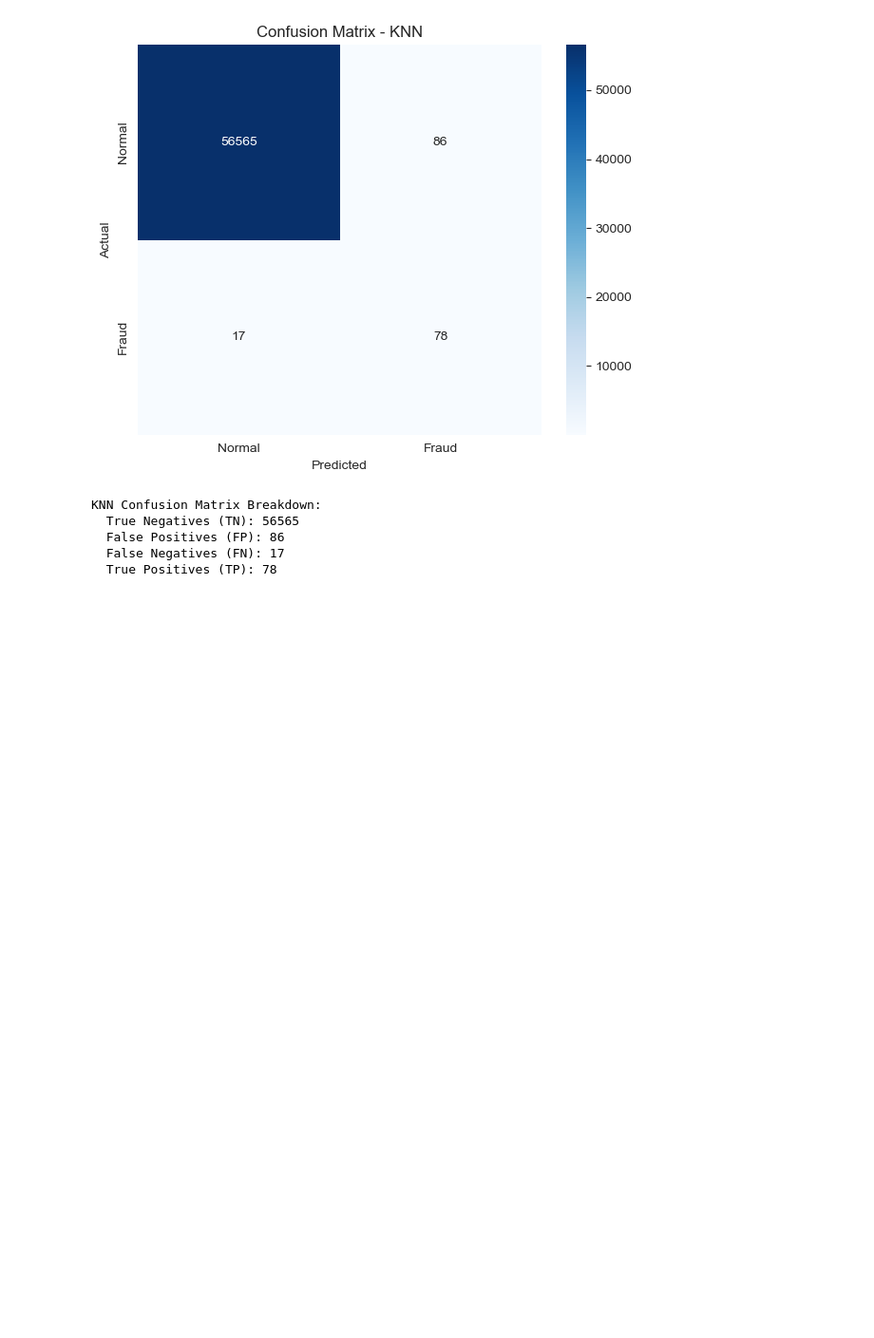
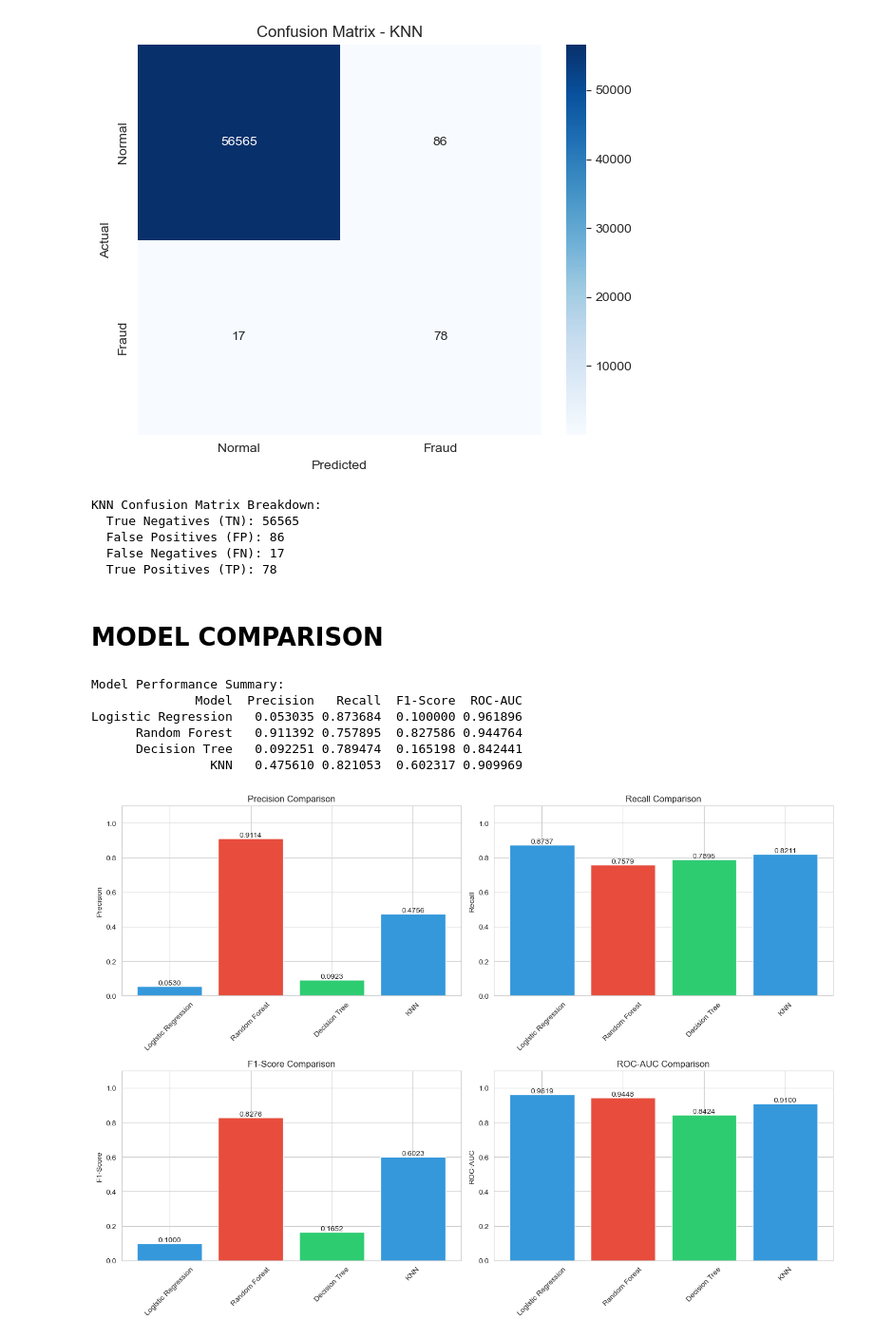
Before and after one commit to mwendemichelle4-dev/Credit-Card-Fraud-Detection-Analysis, a Jupyter notebook: Notebook.ipynb, the cells around one changed output. Shown at 95% size. Saved outputs shown, nothing was run; the diff lists cells and outputs as text; code cells hidden in the pictures; blank space fills up the shorter version.

Commit message:
Add Model comparison and Feature importance

```diff
--- a/Notebook.ipynb
+++ b/Notebook.ipynb
@@ -524,0 +529,3 @@ You should randomly select or strategically pick a few V-features (e.g., V1, V4,
+# %%
+data_clean = data_clean.drop(["Time"],axis=1)
+data_clean.head()
@@ -638,7 +652,7 @@ print("   ✓ Logistic Regression trained")
 # %% [markdown]
 RANDOM FOREST
 # %%
-rf_model = RandomForestClassifier()
+rf_model = RandomForestClassifier(n_estimators=500, max_depth=20, min_samples_split=5, random_state=42, n_jobs=-1)
 rf_model.fit(X_train_balanced, y_train_balanced)
 models['Random Forest'] = rf_model
 predictions['Random Forest'] = rf_model.predict(X_test)
@@ -802,3 +816,42 @@ KNN Confusion Matrix Breakdown:
   False Positives (FP): 86
   False Negatives (FN): 17
   True Positives (TP): 78
+# %% [markdown]
+# MODEL COMPARISON
+# %%
+# Compare all models
+results_df = pd.DataFrame(results)
+print("\nModel Performance Summary:")
+print(results_df.to_string(index=False))
+
+# Plot comparison
+fig, axes = plt.subplots(2, 2, figsize=(14, 10))
+
+metrics = ['Precision', 'Recall', 'F1-Score', 'ROC-AUC']
+colors = ['#3498db', '#e74c3c', '#2ecc71']
+
+for idx, metric in enumerate(metrics):
+    ax = axes[idx // 2, idx % 2]
+    bars = ax.bar(results_df['Model'], results_df[metric], color=colors)
+    ax.set_ylabel(metric)
+    ax.set_title(f'{metric} Comparison')
+    ax.set_ylim([0, 1.1])
+    ax.tick_params(axis='x', rotation=45)
+
+    # Add value labels on bars
+    for bar in bars:
+        height = bar.get_height()
+        ax.text(bar.get_x() + bar.get_width()/2., height,
+                f'{height:.4f}',
+                ha='center', va='bottom')
+
+plt.tight_layout()
+plt.show()
+# %% [output]
+Model Performance Summary:
+              Model  Precision   Recall  F1-Score  ROC-AUC
+Logistic Regression   0.053035 0.873684  0.100000 0.961896
+      Random Forest   0.911392 0.757895  0.827586 0.944764
+      Decision Tree   0.092251 0.789474  0.165198 0.842441
+                KNN   0.475610 0.821053  0.602317 0.909969
+[figure, added]
```
Also changed, not shown: parts of 10 cells of this notebook.
